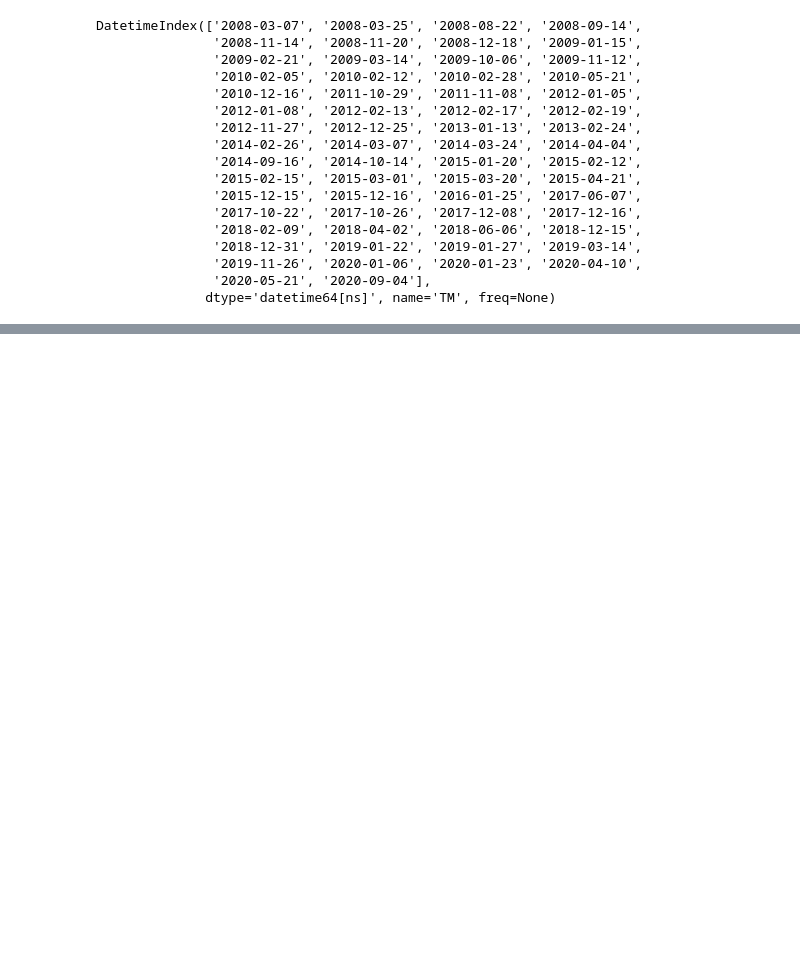
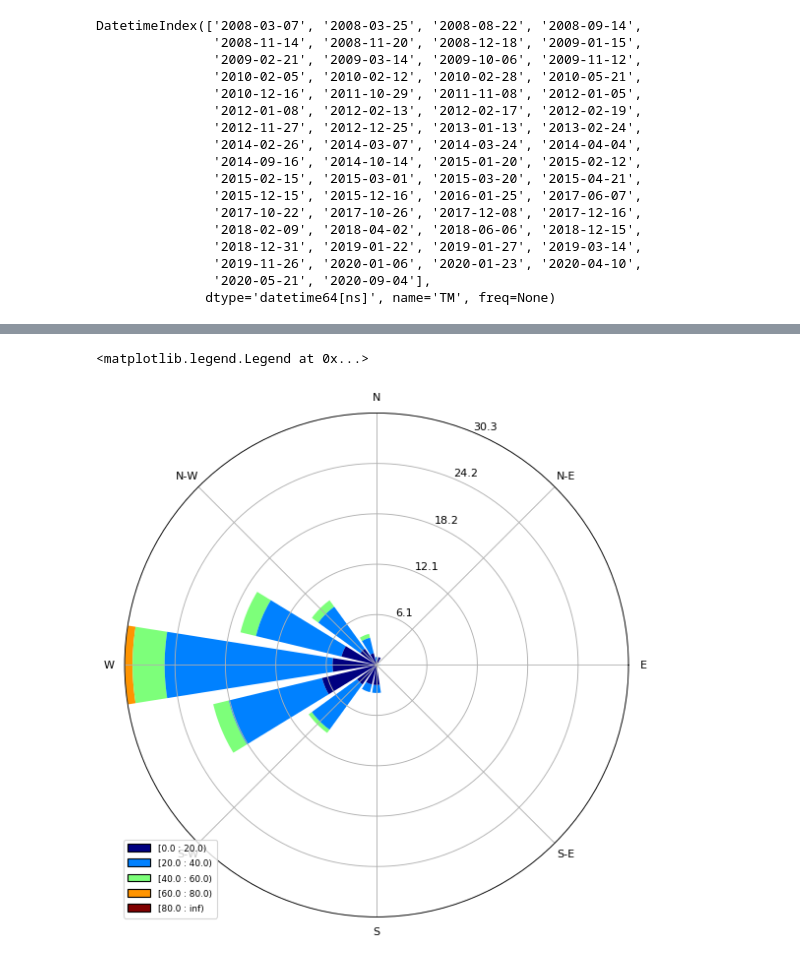
Before and after one commit to launda/avguide, a Jupyter notebook: Sydney_Basin_Storms.ipynb, the cells around one changed output, grey strips where cells are left out. Drawn from its saved outputs; the diff is of its cells as text; code cells hidden in the pictures; blank space fills up the shorter version.

```diff
--- a/Sydney_Basin_Storms.ipynb
+++ b/Sydney_Basin_Storms.ipynb
@@ -969,0 +1145,2 @@ Average travel time =  141 minutes.
+# %%
+merged,ts_A2B,ts_B2A = compare_gpats_storm(loc1='Yamb',loc2='ybbn')
@@ -989,3 +1199,20 @@ DatetimeIndex(['2008-03-07', '2008-03-25', '2008-08-22', '2008-09-14',
                '2019-11-26', '2020-01-06', '2020-01-23', '2020-04-10',
                '2020-05-21', '2020-09-04'],
               dtype='datetime64[ns]', name='TM', freq=None)
+# %%
+import pickle
+import os
+station='YBBN'
+#df  = pickle.load(
+#                open(
+#                os.path.join('app','data', station+'_aws.pkl'), 'rb'))
+
+snd  = pickle.load(
+                open(
+                os.path.join('app','data', station+'_sonde_2300_aws.pkl'), 'rb'))
+
+# For Brissy we used the 23Z sonde data - adjust for calendar date being 1 more than utc date
+#
+dates = snd.index + pd.Timedelta('1 days')
+snd.set_index(dates, inplace=True)
+snd.columns
@@ -991,0 +1225,3 @@ DatetimeIndex(['2008-03-07', '2008-03-25', '2008-08-22', '2008-09-14',
+# %%
+snd_days_ts_A2B = snd.loc[ts_A2B.index, ['700_wdir','700_WS','T500','500_wdir','500_WS','tmp_rate850_500']]
+snd_days_ts_A2B.tail()
@@ -991,0 +1236,13 @@ DatetimeIndex(['2008-03-07', '2008-03-25', '2008-08-22', '2008-09-14',
+# %%
+from windrose import WindroseAxes
+import matplotlib.cm as cm
+
+wd=snd_days_ts_A2B['500_wdir'].values
+ws=snd_days_ts_A2B['500_WS'].values
+ax = WindroseAxes.from_ax()
+'''A stacked histogram with normed (displayed in percent) results'''
+ax.bar(wd, ws, bins=np.arange(0, 100, 20), normed=True, nsector=16)
+ax.set_legend()
+# %% [output]
+<matplotlib.legend.Legend at 0x...>
+[figure, added]
```
Also changed, not shown: parts of 16 cells of this notebook, 2 other files.
